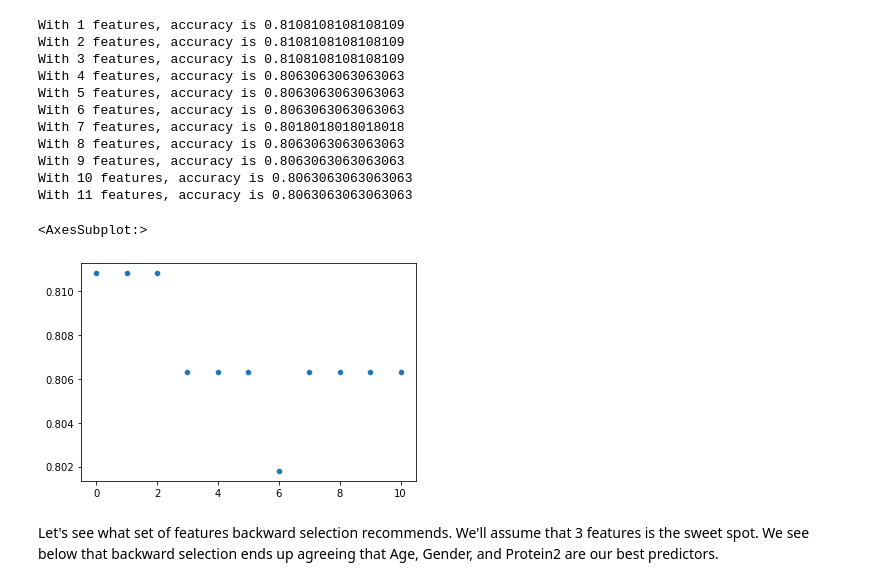
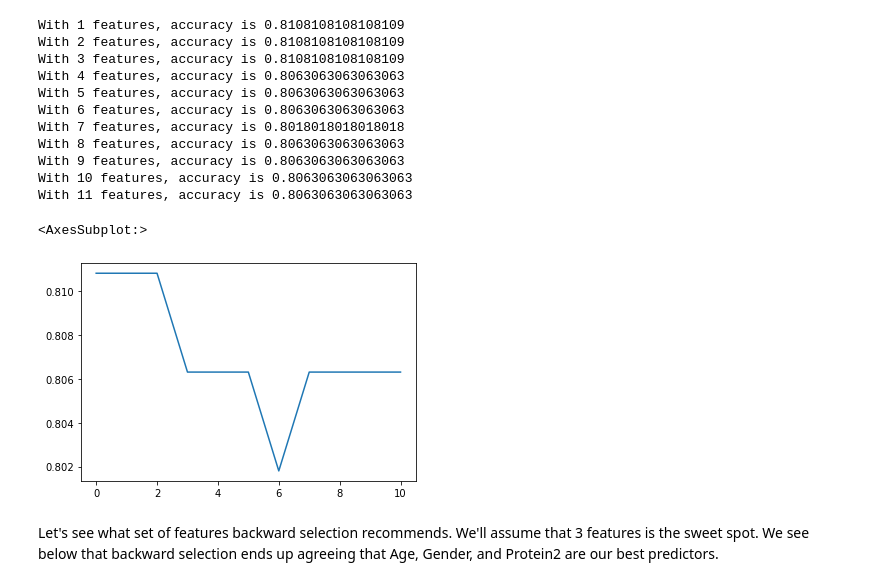
Before and after one commit to billingsmoore/cancer-outcome-prediction, a Jupyter notebook: cancer_outcome_prediction.ipynb, the cells around one changed output. Cells and saved outputs as stored; diff of their text form; code cells hidden in the pictures.

Commit message:
made feature score plot a linegraph

```diff
--- a/cancer_outcome_prediction.ipynb
+++ b/cancer_outcome_prediction.ipynb
@@ -313,10 +313,10 @@ With 9 features, accuracy is 0.8063063063063063
 With 10 features, accuracy is 0.8063063063063063
 With 11 features, accuracy is 0.8063063063063063
 # %%
-seaborn.scatterplot(feature_scores)
+seaborn.lineplot(feature_scores)
 # %% [output]
 <AxesSubplot:>
-[figure, old version]
+[figure, new version]
 # %% [markdown]
 Let's see what set of features backward selection recommends. We'll assume that 3 features is the sweet spot. We see below that backward selection ends up agreeing that Age, Gender, and Protein2 are our best predictors.
 # %%
```
